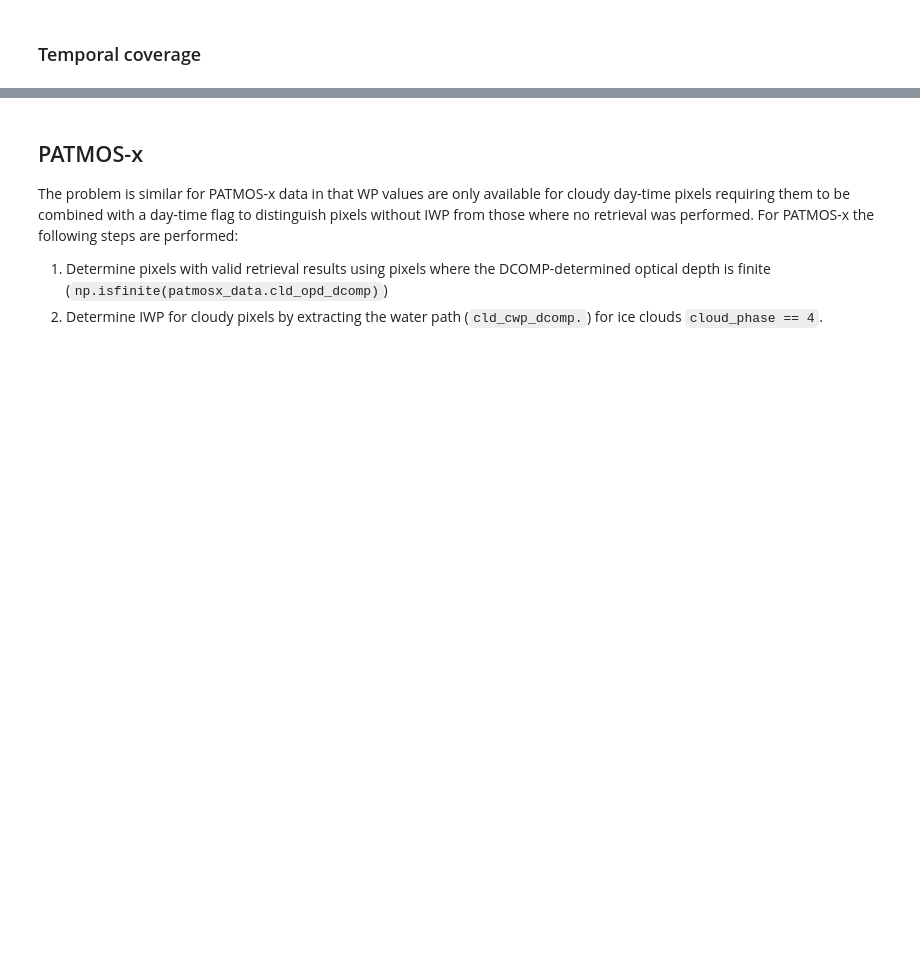
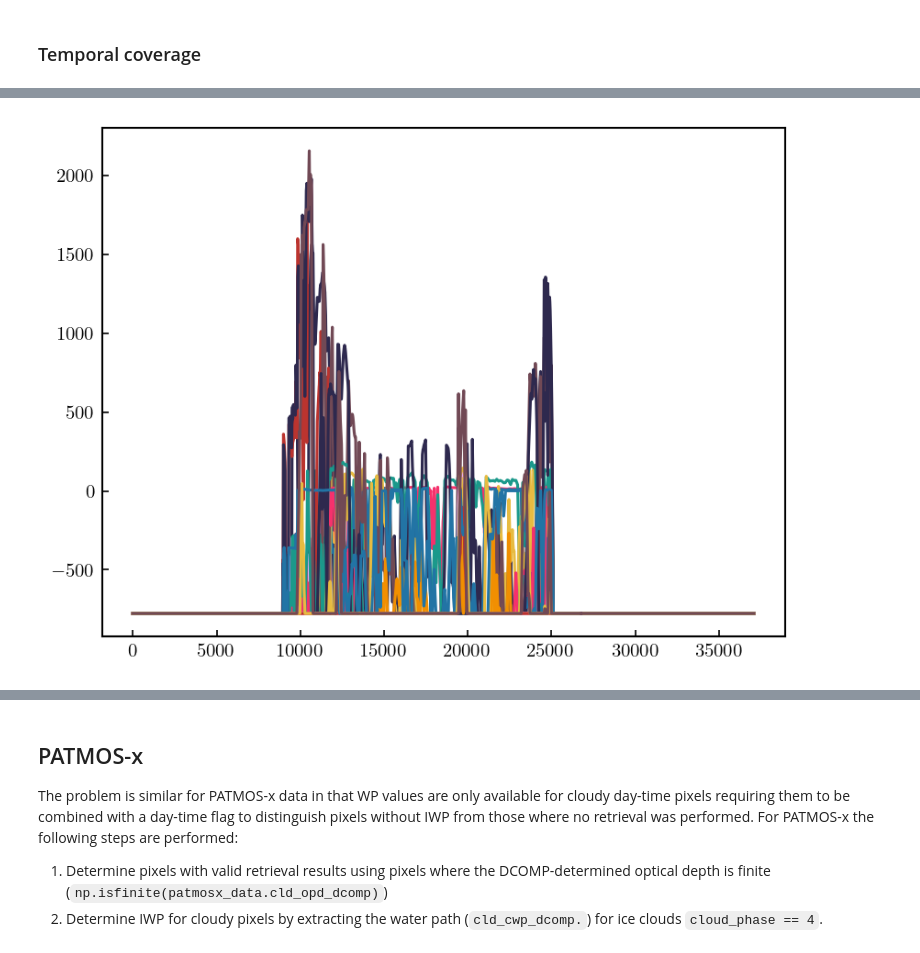
Before and after one commit to SEE-GEO/ccic_climate_record_analysis, a Jupyter notebook: notebooks/cloudsat_collocations/preprocessing_and_analysis.ipynb, the cells around one changed output, grey strips where cells are left out. Drawn from its saved outputs; the diff is of its cells as text; code cells hidden in the pictures; blank space fills up the shorter version.

```diff
--- a/notebooks/cloudsat_collocations/preprocessing_and_analysis.ipynb
+++ b/notebooks/cloudsat_collocations/preprocessing_and_analysis.ipynb
@@ -162,0 +232,5 @@ plot_collocation_availability(files)
+# %%
+for i in range(18):
+    plt.plot(cs_data.wp_type[..., i])
+# %% [output]
+[figure, added]
```
Also changed, not shown: parts of 22 cells of this notebook, 2 other files.
